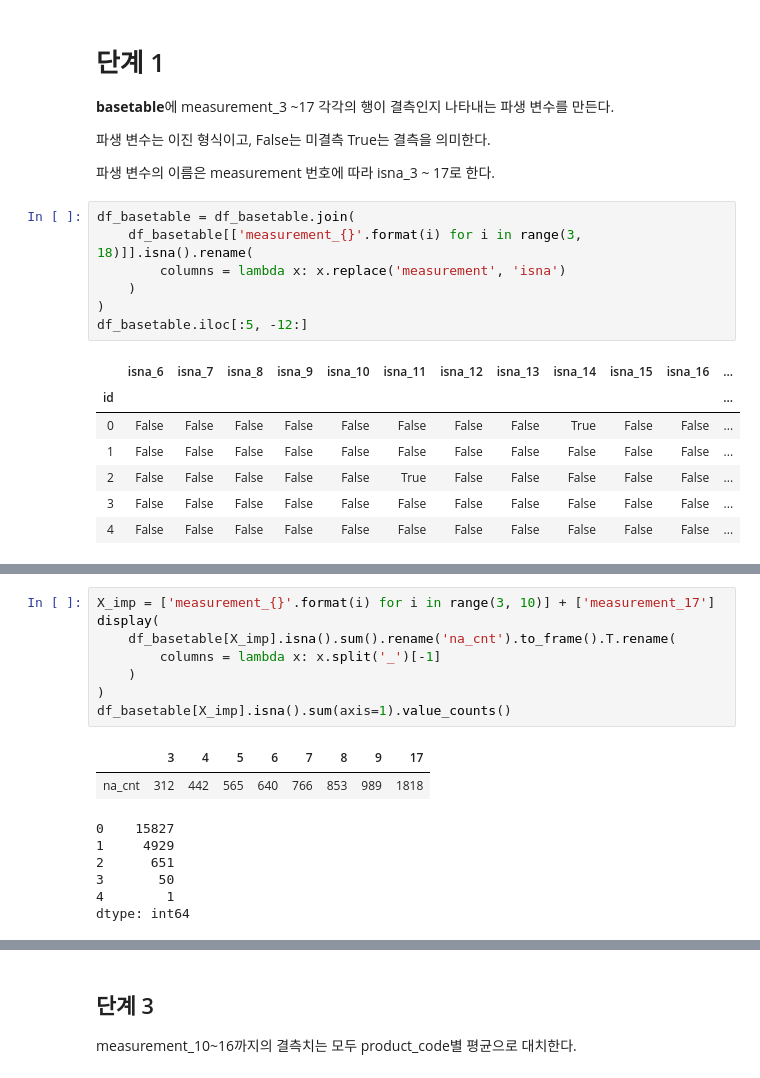
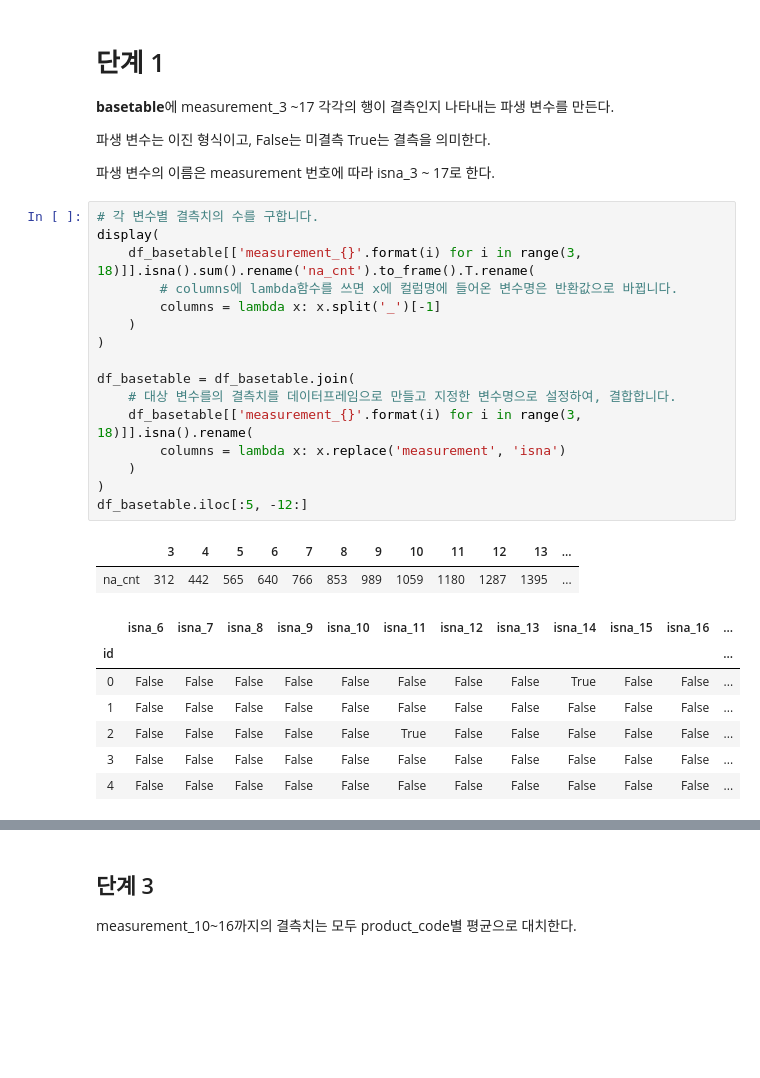
Before and after one commit to sunkusun9/DS_lv3_2605, a Jupyter notebook: sec_ds_lv3_prob1_prob.ipynb, the cells around one changed output, grey strips where cells are left out. Cells and saved outputs as stored; diff of their text form; blank space fills up the shorter version.

```diff
--- a/sec_ds_lv3_prob1_prob.ipynb
+++ b/sec_ds_lv3_prob1_prob.ipynb
@@ -140,20 +149,31 @@ Name: failure, dtype: int64
 
 파생 변수의 이름은 measurement 번호에 따라 isna_3 ~ 17로 한다.
 # %%
+# 각 변수별 결측치의 수를 구합니다.
+display(
+    df_basetable[['measurement_{}'.format(i) for i in range(3, 18)]].isna().sum().rename('na_cnt').to_frame().T.rename(
+        # columns에 lambda함수를 쓰면 x에 컬럼명에 들어온 변수명은 반환값으로 바뀝니다.
+        columns = lambda x: x.split('_')[-1]
+    )
+)
+
 df_basetable = df_basetable.join(
+    # 대상 변수를의 결측치를 데이터프레임으로 만들고 지정한 변수명으로 설정하여, 결합합니다.
     df_basetable[['measurement_{}'.format(i) for i in range(3, 18)]].isna().rename(
         columns = lambda x: x.replace('measurement', 'isna')
     )
 )
 df_basetable.iloc[:5, -12:]
 # %% [output]
-|  | isna_6 | isna_7 | isna_8 | isna_9 | isna_10 | isna_11 | isna_12 | isna_13 | isna_14 | isna_15 | isna_16 | ... |
-| id |  |  |  |  |  |  |  |  |  |  |  | ... |
-| 0 | False | False | False | False | False | False | False | False | True | False | False | ... |
-| 1 | False | False | False | False | False | False | False | False | False | False | False | ... |
-| 2 | False | False | False | False | False | True | False | False | False | False | False | ... |
-| 3 | False | False | False | False | False | False | False | False | False | False | False | ... |
-| 4 | False | False | False | False | False | False | False | False | False | False | False | ... |
+|  | 3 | 4 | 5 | 6 | 7 | 8 | 9 | 10 | 11 | 12 | 13 | ... |
+| na_cnt | 312 | 442 | 565 | 640 | 766 | 853 | 989 | 1059 | 1180 | 1287 | 1395 | ... |
+|  | isna_6 | isna_7 | isna_8 | isna_9 | isna_10 | isna_11 | isna_12 | isna_13 | isna_14 | isna_15 | isna_16 | ... |
+| id |  |  |  |  |  |  |  |  |  |  |  | ... |
+| 0 | False | False | False | False | False | False | False | False | True | False | False | ... |
+| 1 | False | False | False | False | False | False | False | False | False | False | False | ... |
+| 2 | False | False | False | False | False | True | False | False | False | False | False | ... |
+| 3 | False | False | False | False | False | False | False | False | False | False | False | ... |
+| 4 | False | False | False | False | False | False | False | False | False | False | False | ... |
 # %% [markdown]
 ## 단계 2
 
@@ -204,20 +224,3 @@ sklearn.linear_model.LinearRegression
 문제 지시사항 외 Default 값 사용
 
 ---
-# %%
-X_imp = ['measurement_{}'.format(i) for i in range(3, 10)] + ['measurement_17']
-display(
-    df_basetable[X_imp].isna().sum().rename('na_cnt').to_frame().T.rename(
-        columns = lambda x: x.split('_')[-1]
-    )
-)
-df_basetable[X_imp].isna().sum(axis=1).value_counts()
-# %% [output]
-|  | 3 | 4 | 5 | 6 | 7 | 8 | 9 | 17 |
-| na_cnt | 312 | 442 | 565 | 640 | 766 | 853 | 989 | 1818 |
-0    15827
-1     4929
-2      651
-3       50
-4        1
-dtype: int64
```
Also changed, not shown: parts of 73 cells of this notebook.
